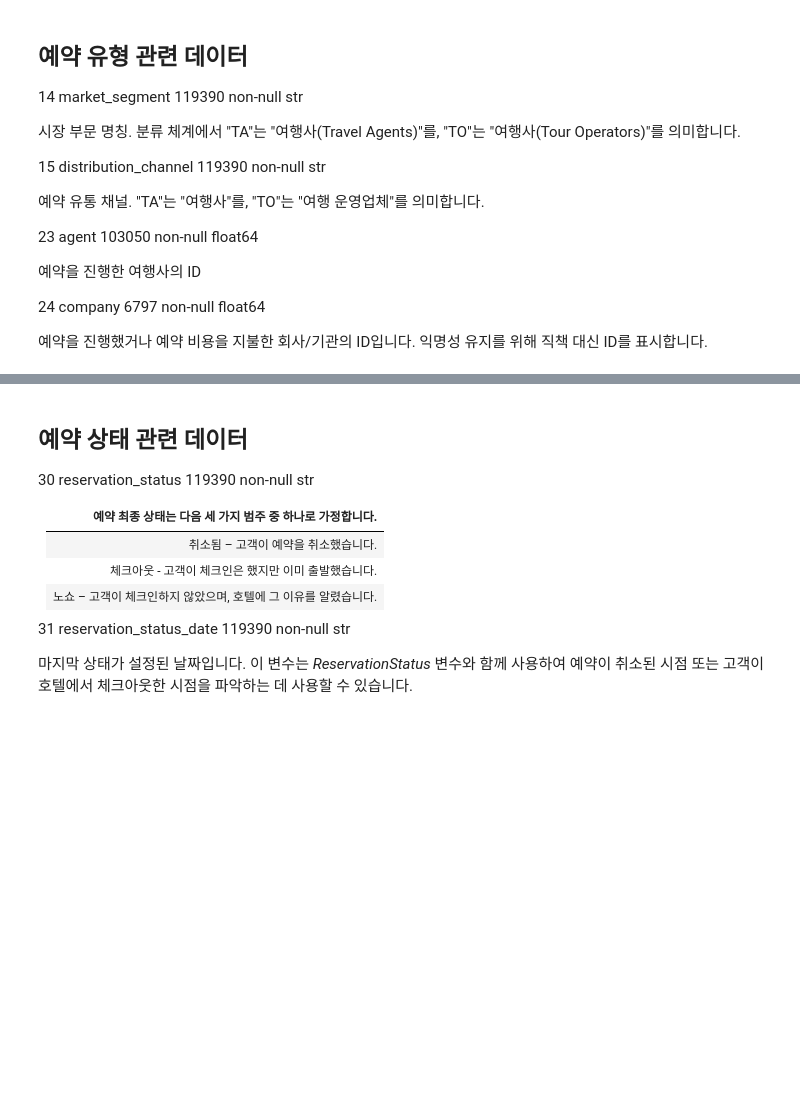
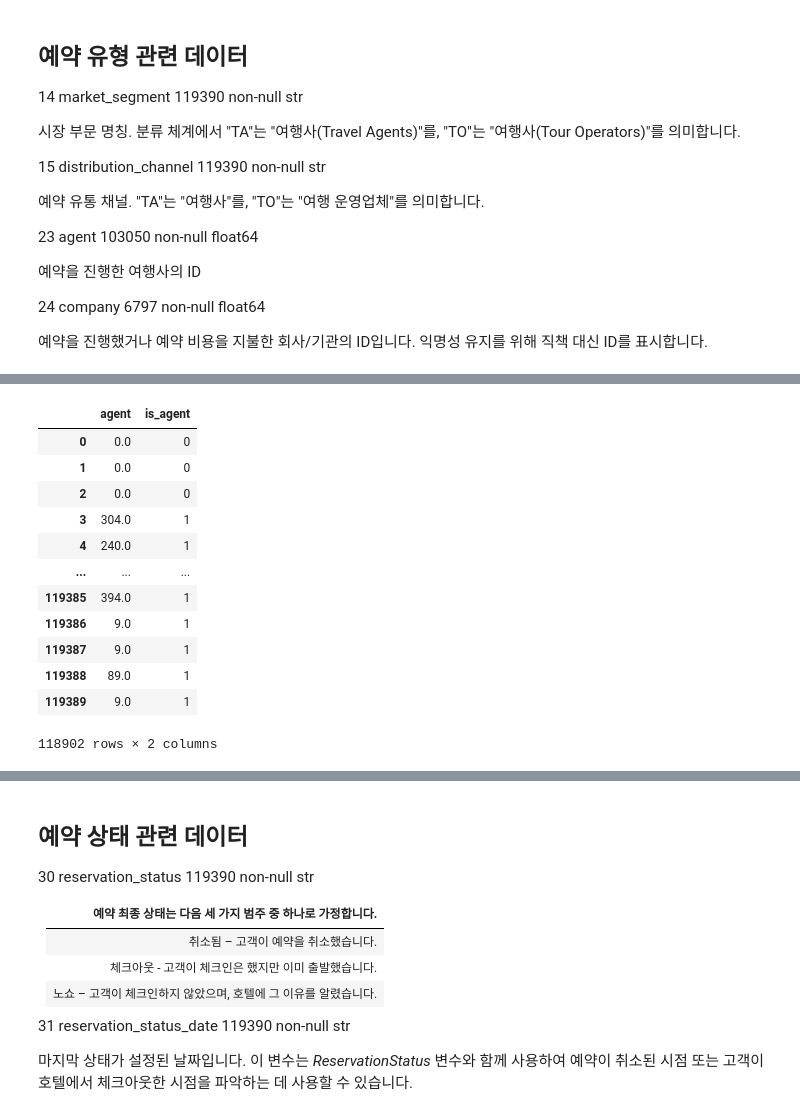
Before and after one commit to SKNETWORKS-FAMILY-AICAMP/SKN30-2nd-3Team, a Jupyter notebook: preprocessing/preprocessing_hotel.ipynb, the cells around one changed output, grey strips where cells are left out. Cells and saved outputs as stored; diff of their text form; code cells hidden in the pictures; blank space fills up the shorter version.

```diff
--- a/preprocessing/preprocessing_hotel.ipynb
+++ b/preprocessing/preprocessing_hotel.ipynb
@@ -153,2 +160,21 @@ df[cs_type_cols].describe(include='all').T
 # %%
-df.loc[df['adults'] == 0][cs_type_cols]
+# 투숙객 유형을 분류하는 함수 정의
+def classify_guest_type(row):
+    adults = row['adults']
+    children = row['children']
+    babies = row['babies']
+    total_kids = children + babies
+
+    # 인원이 모두 0인 경우
+    if adults == 0 and total_kids == 0:
+        return 'Undefined'
+
+    # 아동/유아가 있는 경우 (가족)
+    if total_kids > 0:
+        return 'Family'
+
+    # 성인으로만 구성된 경우
+    if adults == 1:
+        return 'Single'            # 1인 투숙객
+
+    return 'Group'                 # 2인 이상 성인
@@ -197,0 +181,3 @@ memory usage: 4.5 MB
+# %%
+df['guest_type'] = df[cols].apply(classify_guest_type, axis=1)
+df[cols + ['guest_type']].head()
@@ -201,8 +205,6 @@ memory usage: 4.5 MB
 # diff_reserved_room_type 추가: 예약한 방과 배정받은 방이 다른 경우
 # reserved_room_type, assigned_room_type 열 조합
 # 각 열은 객실 유형을 코드로 나타낸 값으로 실제 객실 유형은 알 수 없으므로 삭제함
-room_type_cols = ['reserved_room_type', 'assigned_room_type']
+cols = ['reserved_room_type', 'assigned_room_type']
 
-df['diff_reserved_room_type'] = df[room_type_cols[0]] != df[room_type_cols[1]]
-
-df.drop(room_type_cols, axis=1, inplace=True)
+df['diff_reserved_room_type'] = (df[cols[0]] != df[cols[1]]).astype(int)
@@ -227,0 +262,17 @@ cols = ['market_segment', 'distribution_channel', 'agent', 'company']
+# %%
+df['is_agent'] = np.where(df['agent'] != 0, 1, 0)
+df[['agent', 'is_agent']]
+# %% [output]
+|  | agent | is_agent |
+| 0 | 0.0 | 0 |
+| 1 | 0.0 | 0 |
+| 2 | 0.0 | 0 |
+| 3 | 304.0 | 1 |
+| 4 | 240.0 | 1 |
+| ... | ... | ... |
+| 119385 | 394.0 | 1 |
+| 119386 | 9.0 | 1 |
+| 119387 | 9.0 | 1 |
+| 119388 | 89.0 | 1 |
+| 119389 | 9.0 | 1 |
+118902 rows × 2 columns
```
Also changed, not shown: parts of 35 cells of this notebook.
